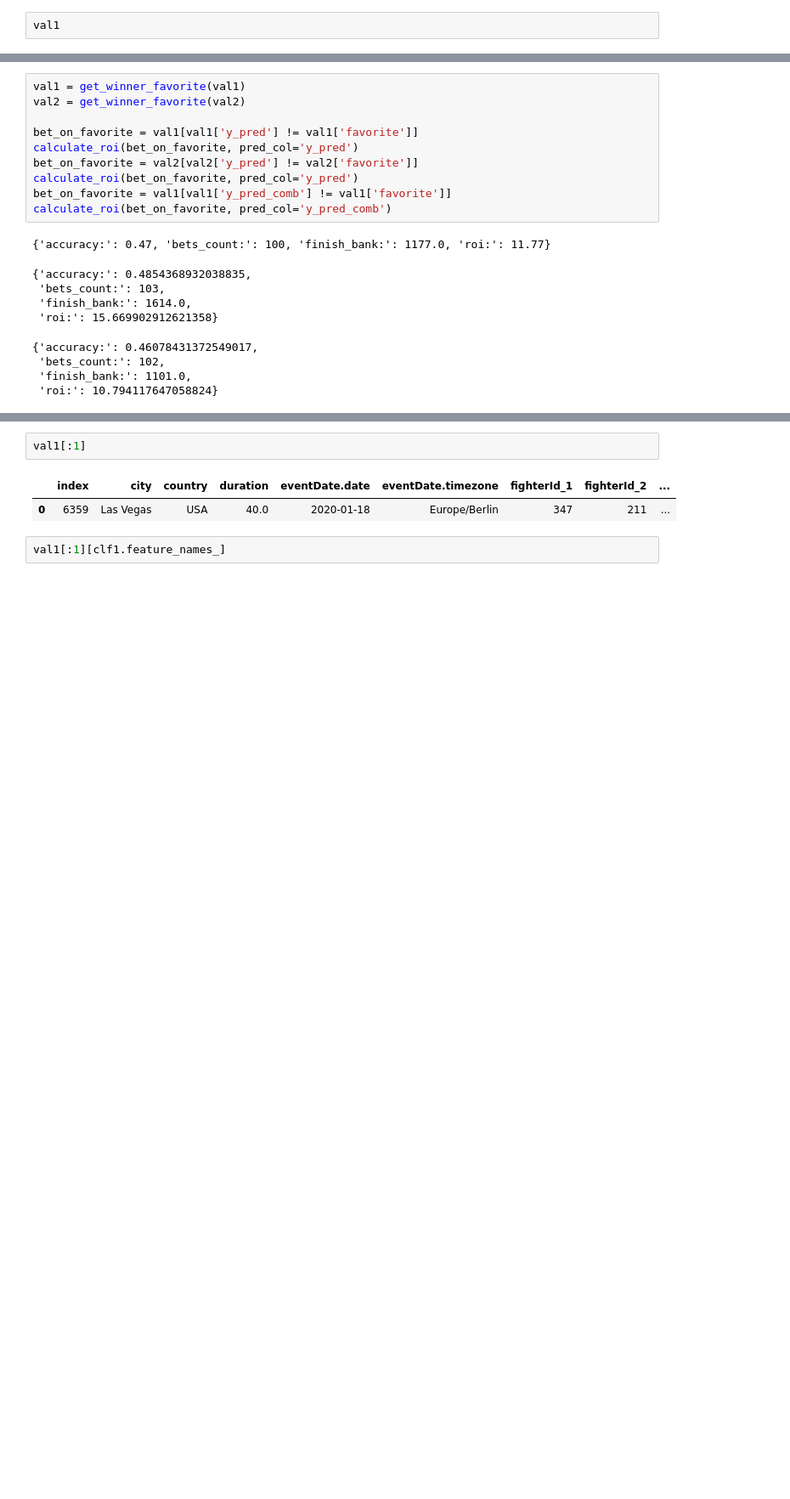
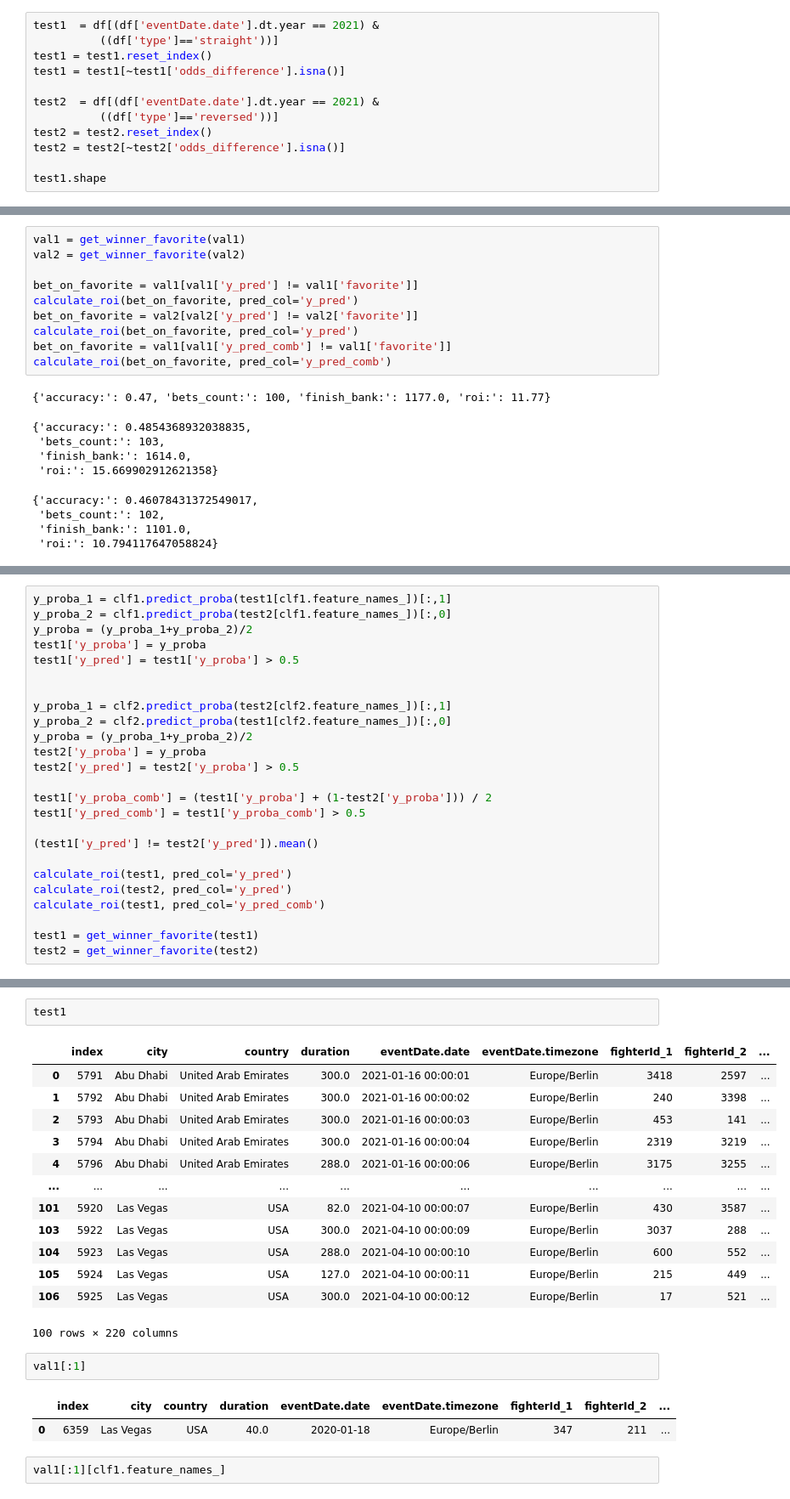
Before and after one commit to NikolayTV/UFC_3.0, a Jupyter notebook: Notebooks/Catboost_v1_1/2.Model training.ipynb, the cells around one changed output, grey strips where cells are left out. Shown at 85% size. Cells and saved outputs as stored; diff of their text form; blank space fills up the shorter version.

```diff
--- a/Notebooks/Catboost_v1_1/2.Model training.ipynb
+++ b/Notebooks/Catboost_v1_1/2.Model training.ipynb
@@ -71,5 +71,15 @@ print(train2.shape, val2.shape)
 (3565, 214) (277, 215)
 (3565, 214) (277, 215)
 # %%
-val1
+test1  = df[(df['eventDate.date'].dt.year == 2021) &
+          ((df['type']=='straight'))]
+test1 = test1.reset_index()
+test1 = test1[~test1['odds_difference'].isna()]
+
+test2  = df[(df['eventDate.date'].dt.year == 2021) &
+          ((df['type']=='reversed'))]
+test2 = test2.reset_index()
+test2 = test2[~test2['odds_difference'].isna()]
+
+test1.shape
 # %% [output]
@@ -299,0 +300,25 @@ calculate_roi(bet_on_favorite, pred_col='y_pred_comb')
+# %%
+y_proba_1 = clf1.predict_proba(test1[clf1.feature_names_])[:,1]
+y_proba_2 = clf1.predict_proba(test2[clf1.feature_names_])[:,0]
+y_proba = (y_proba_1+y_proba_2)/2
+test1['y_proba'] = y_proba
+test1['y_pred'] = test1['y_proba'] > 0.5
+
+
+y_proba_1 = clf2.predict_proba(test2[clf2.feature_names_])[:,1]
+y_proba_2 = clf2.predict_proba(test1[clf2.feature_names_])[:,0]
+y_proba = (y_proba_1+y_proba_2)/2
+test2['y_proba'] = y_proba
+test2['y_pred'] = test2['y_proba'] > 0.5
+
+test1['y_proba_comb'] = (test1['y_proba'] + (1-test2['y_proba'])) / 2
+test1['y_pred_comb'] = test1['y_proba_comb'] > 0.5
+
+(test1['y_pred'] != test2['y_pred']).mean()
+
+calculate_roi(test1, pred_col='y_pred')
+calculate_roi(test2, pred_col='y_pred')
+calculate_roi(test1, pred_col='y_pred_comb')
+
+test1 = get_winner_favorite(test1)
+test2 = get_winner_favorite(test2)
@@ -300,3 +393,19 @@ calculate_roi(bet_on_favorite, pred_col='y_pred_comb')
+# %%
+test1
+# %% [output]
+|  | index | city | country | duration | eventDate.date | eventDate.timezone | fighterId_1 | fighterId_2 | ... |
+| 0 | 5791 | Abu Dhabi | United Arab Emirates | 300.0 | 2021-01-16 00:00:01 | Europe/Berlin | 3418 | 2597 | ... |
+| 1 | 5792 | Abu Dhabi | United Arab Emirates | 300.0 | 2021-01-16 00:00:02 | Europe/Berlin | 240 | 3398 | ... |
+| 2 | 5793 | Abu Dhabi | United Arab Emirates | 300.0 | 2021-01-16 00:00:03 | Europe/Berlin | 453 | 141 | ... |
+| 3 | 5794 | Abu Dhabi | United Arab Emirates | 300.0 | 2021-01-16 00:00:04 | Europe/Berlin | 2319 | 3219 | ... |
+| 4 | 5796 | Abu Dhabi | United Arab Emirates | 288.0 | 2021-01-16 00:00:06 | Europe/Berlin | 3175 | 3255 | ... |
+| ... | ... | ... | ... | ... | ... | ... | ... | ... | ... |
+| 101 | 5920 | Las Vegas | USA | 82.0 | 2021-04-10 00:00:07 | Europe/Berlin | 430 | 3587 | ... |
+| 103 | 5922 | Las Vegas | USA | 300.0 | 2021-04-10 00:00:09 | Europe/Berlin | 3037 | 288 | ... |
+| 104 | 5923 | Las Vegas | USA | 288.0 | 2021-04-10 00:00:10 | Europe/Berlin | 600 | 552 | ... |
+| 105 | 5924 | Las Vegas | USA | 127.0 | 2021-04-10 00:00:11 | Europe/Berlin | 215 | 449 | ... |
+| 106 | 5925 | Las Vegas | USA | 300.0 | 2021-04-10 00:00:12 | Europe/Berlin | 17 | 521 | ... |
+100 rows × 220 columns
 # %%
 val1[:1]
 # %% [output]
```
Also changed, not shown: parts of 10 cells of this notebook, 12 other files.
